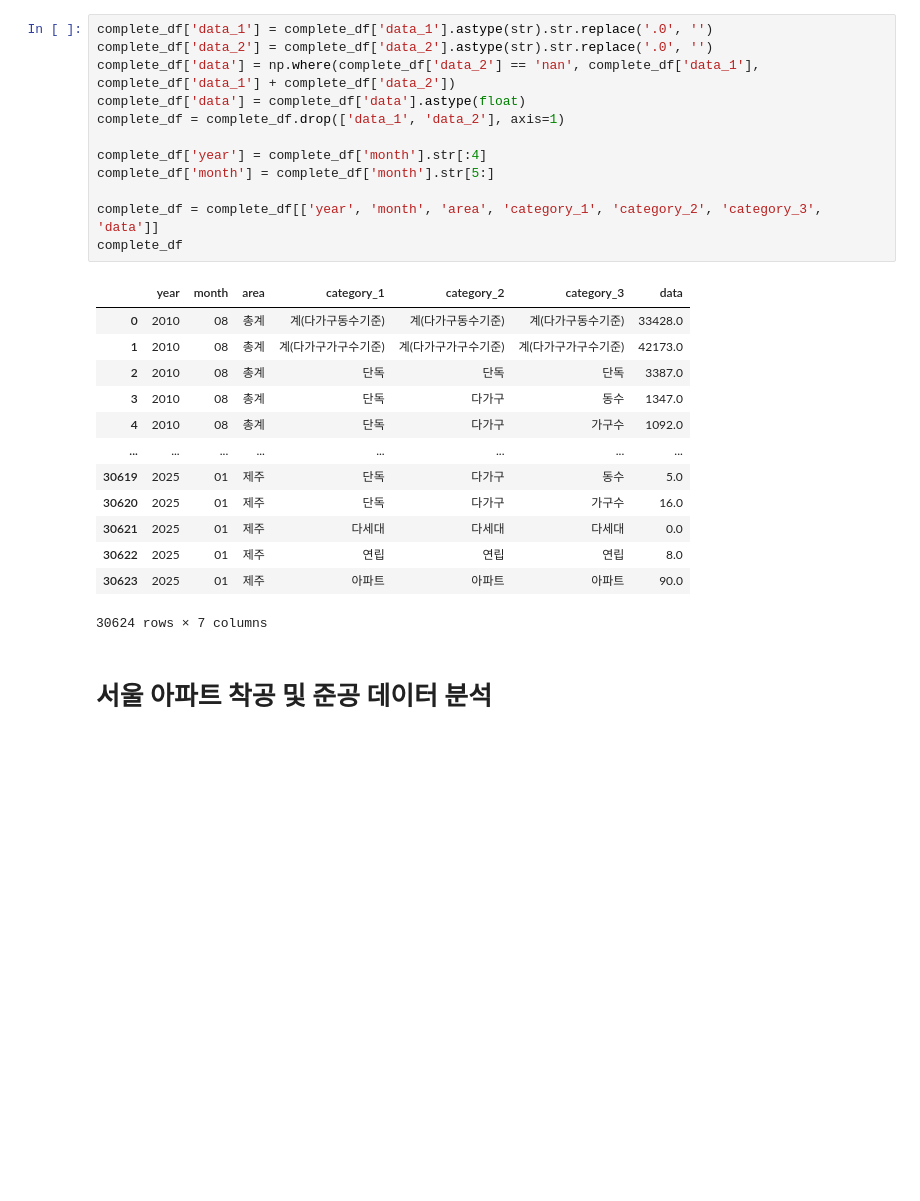
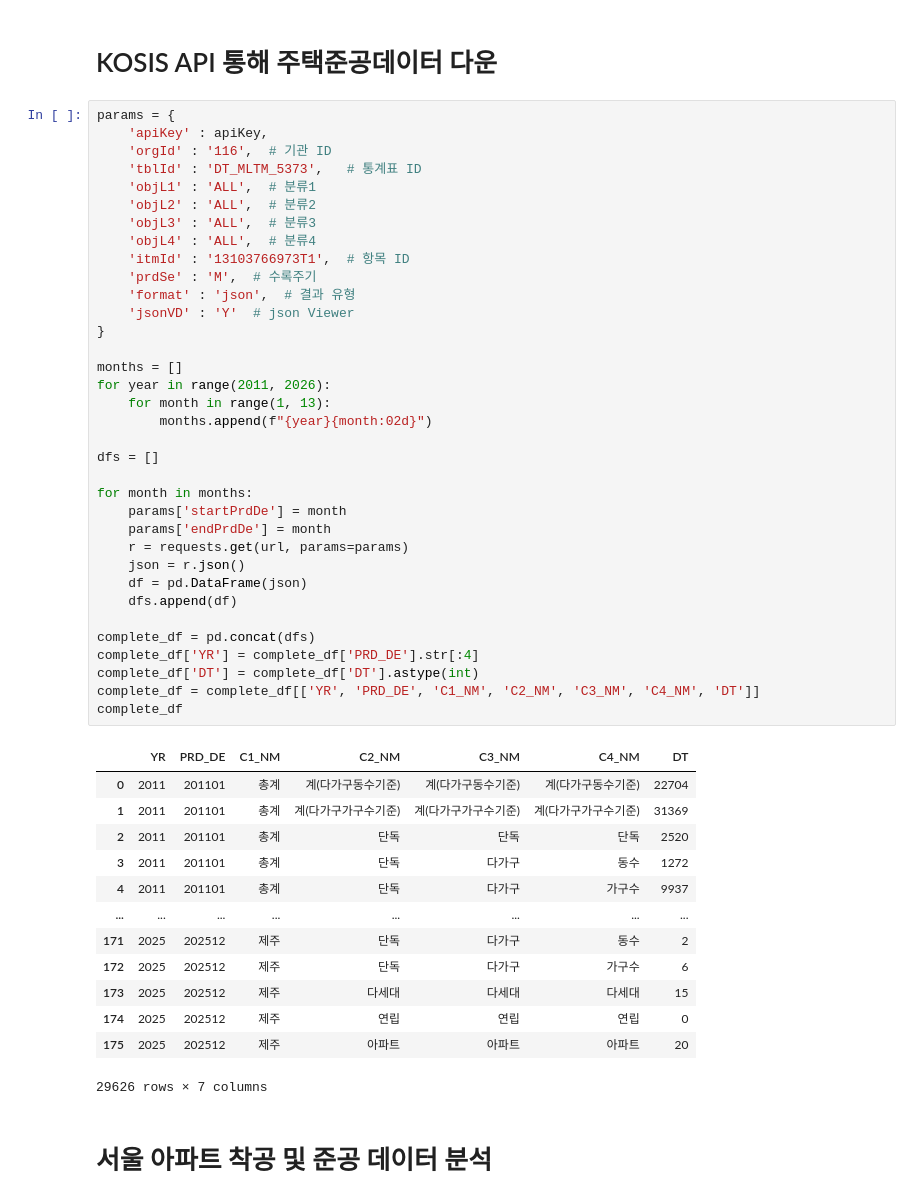
Before and after one commit to wiskim/study_books, a Jupyter notebook: 99_Web_Crawling/08_Real_Estate_Statistics/apt_consruction.ipynb, the cells around one changed output. Saved outputs shown, nothing was run; the diff lists cells and outputs as text; blank space fills up the shorter version.

Commit message:
KOSIS API를 통한 주택건설통계 다운로드

```diff
--- a/99_Web_Crawling/08_Real_Estate_Statistics/apt_consruction.ipynb
+++ b/99_Web_Crawling/08_Real_Estate_Statistics/apt_consruction.ipynb
@@ -119,29 +64,54 @@ complete_df
-# %%
-complete_df['data_1'] = complete_df['data_1'].astype(str).str.replace('.0', '')
-complete_df['data_2'] = complete_df['data_2'].astype(str).str.replace('.0', '')
-complete_df['data'] = np.where(complete_df['data_2'] == 'nan', complete_df['data_1'], complete_df['data_1'] + complete_df['data_2'])
-complete_df['data'] = complete_df['data'].astype(float)
-complete_df = complete_df.drop(['data_1', 'data_2'], axis=1)
-
-complete_df['year'] = complete_df['month'].str[:4]
-complete_df['month'] = complete_df['month'].str[5:]
-
-complete_df = complete_df[['year', 'month', 'area', 'category_1', 'category_2', 'category_3', 'data']]
-complete_df
-# %% [output]
-|  | year | month | area | category_1 | category_2 | category_3 | data |
-| 0 | 2010 | 08 | 총계 | 계(다가구동수기준) | 계(다가구동수기준) | 계(다가구동수기준) | 33428.0 |
-| 1 | 2010 | 08 | 총계 | 계(다가구가구수기준) | 계(다가구가구수기준) | 계(다가구가구수기준) | 42173.0 |
-| 2 | 2010 | 08 | 총계 | 단독 | 단독 | 단독 | 3387.0 |
-| 3 | 2010 | 08 | 총계 | 단독 | 다가구 | 동수 | 1347.0 |
-| 4 | 2010 | 08 | 총계 | 단독 | 다가구 | 가구수 | 1092.0 |
-| ... | ... | ... | ... | ... | ... | ... | ... |
-| 30619 | 2025 | 01 | 제주 | 단독 | 다가구 | 동수 | 5.0 |
-| 30620 | 2025 | 01 | 제주 | 단독 | 다가구 | 가구수 | 16.0 |
-| 30621 | 2025 | 01 | 제주 | 다세대 | 다세대 | 다세대 | 0.0 |
-| 30622 | 2025 | 01 | 제주 | 연립 | 연립 | 연립 | 8.0 |
-| 30623 | 2025 | 01 | 제주 | 아파트 | 아파트 | 아파트 | 90.0 |
-30624 rows × 7 columns
+# %% [markdown]
+# KOSIS API 통해 주택준공데이터 다운
+# %%
+params = {
+    'apiKey' : apiKey,
+    'orgId' : '116',  # 기관 ID
+    'tblId' : 'DT_MLTM_5373',   # 통계표 ID
+    'objL1' : 'ALL',  # 분류1
+    'objL2' : 'ALL',  # 분류2
+    'objL3' : 'ALL',  # 분류3
+    'objL4' : 'ALL',  # 분류4
+    'itmId' : '13103766973T1',  # 항목 ID
+    'prdSe' : 'M',  # 수록주기
+    'format' : 'json',  # 결과 유형
+    'jsonVD' : 'Y'  # json Viewer
+}
+
+months = []
+for year in range(2011, 2026):
+    for month in range(1, 13):
+        months.append(f"{year}{month:02d}")
+
+dfs = []
+
+for month in months:
+    params['startPrdDe'] = month
+    params['endPrdDe'] = month
+    r = requests.get(url, params=params)
+    json = r.json()
+    df = pd.DataFrame(json)
+    dfs.append(df)
+
+complete_df = pd.concat(dfs)
+complete_df['YR'] = complete_df['PRD_DE'].str[:4]
+complete_df['DT'] = complete_df['DT'].astype(int)
+complete_df = complete_df[['YR', 'PRD_DE', 'C1_NM', 'C2_NM', 'C3_NM', 'C4_NM', 'DT']]
+complete_df
+# %% [output]
+|  | YR | PRD_DE | C1_NM | C2_NM | C3_NM | C4_NM | DT |
+| 0 | 2011 | 201101 | 총계 | 계(다가구동수기준) | 계(다가구동수기준) | 계(다가구동수기준) | 22704 |
+| 1 | 2011 | 201101 | 총계 | 계(다가구가구수기준) | 계(다가구가구수기준) | 계(다가구가구수기준) | 31369 |
+| 2 | 2011 | 201101 | 총계 | 단독 | 단독 | 단독 | 2520 |
+| 3 | 2011 | 201101 | 총계 | 단독 | 다가구 | 동수 | 1272 |
+| 4 | 2011 | 201101 | 총계 | 단독 | 다가구 | 가구수 | 9937 |
+| ... | ... | ... | ... | ... | ... | ... | ... |
+| 171 | 2025 | 202512 | 제주 | 단독 | 다가구 | 동수 | 2 |
+| 172 | 2025 | 202512 | 제주 | 단독 | 다가구 | 가구수 | 6 |
+| 173 | 2025 | 202512 | 제주 | 다세대 | 다세대 | 다세대 | 15 |
+| 174 | 2025 | 202512 | 제주 | 연립 | 연립 | 연립 | 0 |
+| 175 | 2025 | 202512 | 제주 | 아파트 | 아파트 | 아파트 | 20 |
+29626 rows × 7 columns
 # %% [markdown]
 # 서울 아파트 착공 및 준공 데이터 분석
 # %%
```
Also changed, not shown: parts of 15 cells of this notebook, 4 other files.
